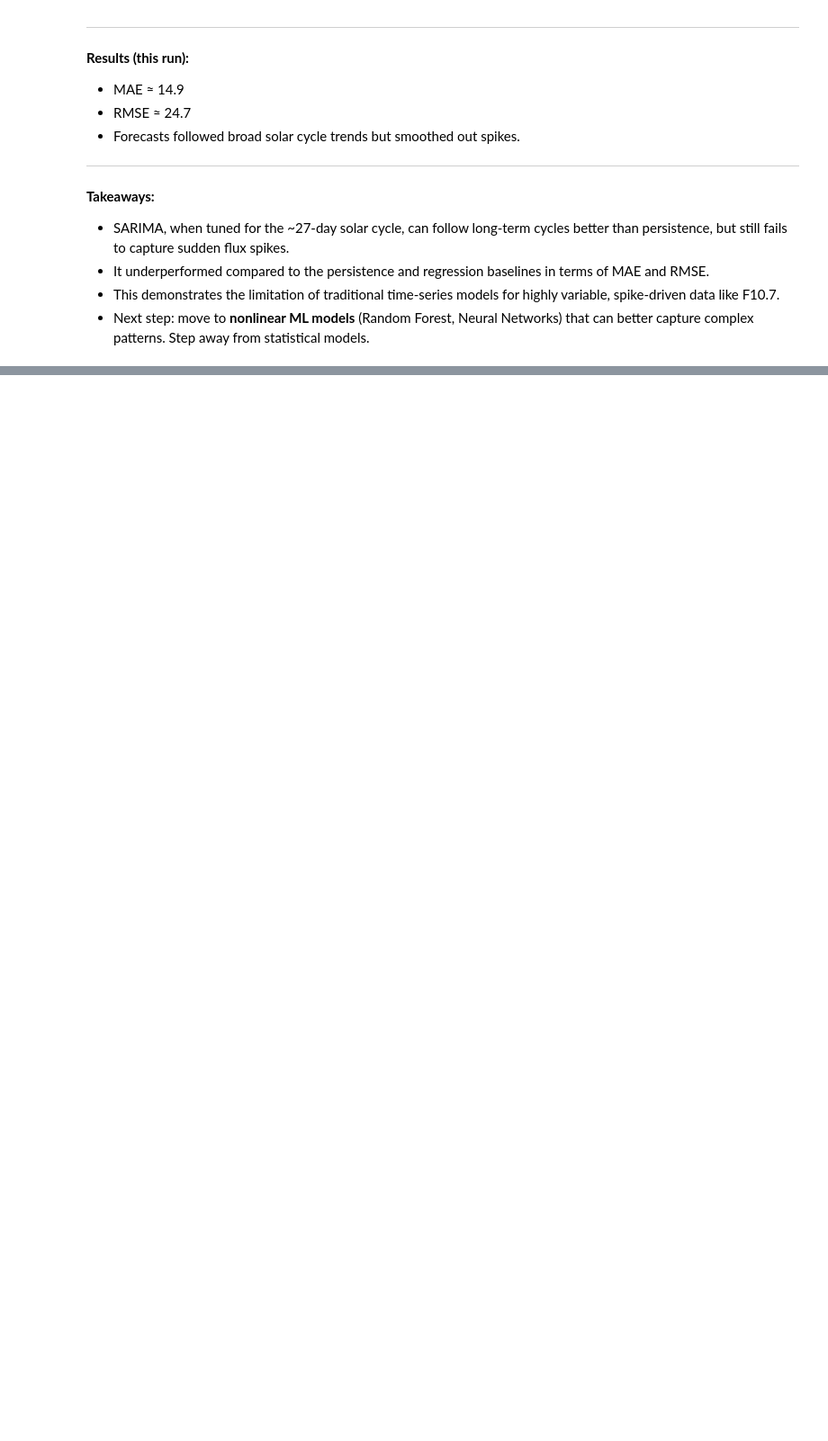
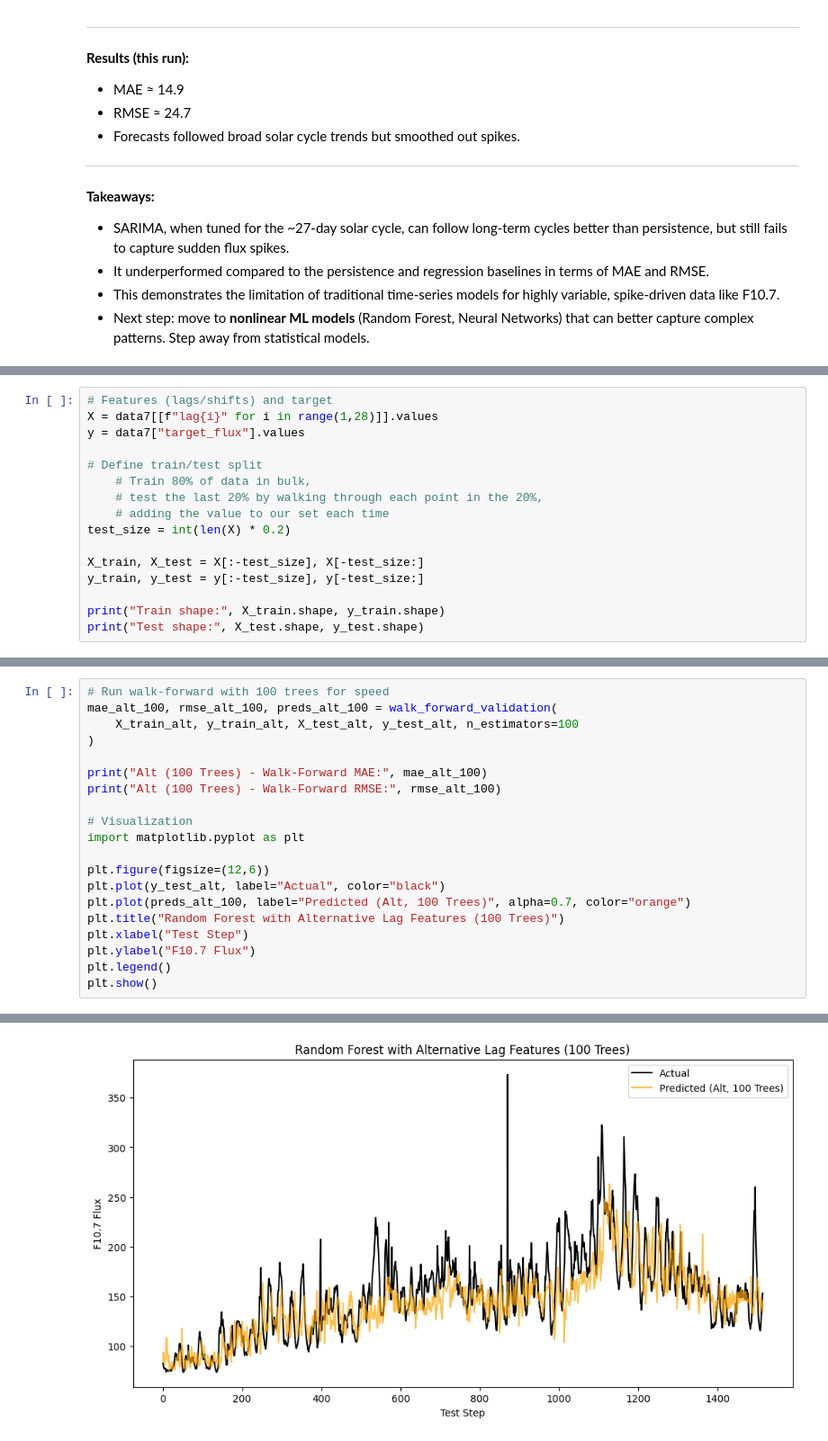
Before and after one commit to csula-aero-25-26/forecast-model, a Jupyter notebook: f107-baseline/baseline.ipynb, the cells around one changed output, grey strips where cells are left out. Shown at 90% size. Saved outputs shown, nothing was run; the diff lists cells and outputs as text; blank space fills up the shorter version.

```diff
--- a/f107-baseline/baseline.ipynb
+++ b/f107-baseline/baseline.ipynb
@@ -405,0 +509,16 @@ In plain terms: this setup tells the model to use the **last 2 daily values**, t
+# %%
+# Features (lags/shifts) and target
+X = data7[[f"lag{i}" for i in range(1,28)]].values
+y = data7["target_flux"].values
+
+# Define train/test split
+    # Train 80% of data in bulk,
+    # test the last 20% by walking through each point in the 20%,
+    # adding the value to our set each time
+test_size = int(len(X) * 0.2)
+
+X_train, X_test = X[:-test_size], X[-test_size:]
+y_train, y_test = y[:-test_size], y[-test_size:]
+
+print("Train shape:", X_train.shape, y_train.shape)
+print("Test shape:", X_test.shape, y_test.shape)
@@ -405,0 +679,21 @@ In plain terms: this setup tells the model to use the **last 2 daily values**, t
+# %%
+# Run walk-forward with 100 trees for speed
+mae_alt_100, rmse_alt_100, preds_alt_100 = walk_forward_validation(
+    X_train_alt, y_train_alt, X_test_alt, y_test_alt, n_estimators=100
+)
+
+print("Alt (100 Trees) - Walk-Forward MAE:", mae_alt_100)
+print("Alt (100 Trees) - Walk-Forward RMSE:", rmse_alt_100)
+
+# Visualization
+import matplotlib.pyplot as plt
+
+plt.figure(figsize=(12,6))
+plt.plot(y_test_alt, label="Actual", color="black")
+plt.plot(preds_alt_100, label="Predicted (Alt, 100 Trees)", alpha=0.7, color="orange")
+plt.title("Random Forest with Alternative Lag Features (100 Trees)")
+plt.xlabel("Test Step")
+plt.ylabel("F10.7 Flux")
+plt.legend()
+plt.show()
+# %% [output]
@@ -405,0 +719 @@ In plain terms: this setup tells the model to use the **last 2 daily values**, t
+[figure, added]
```
Also changed, not shown: parts of 21 cells of this notebook, 2 other files.
